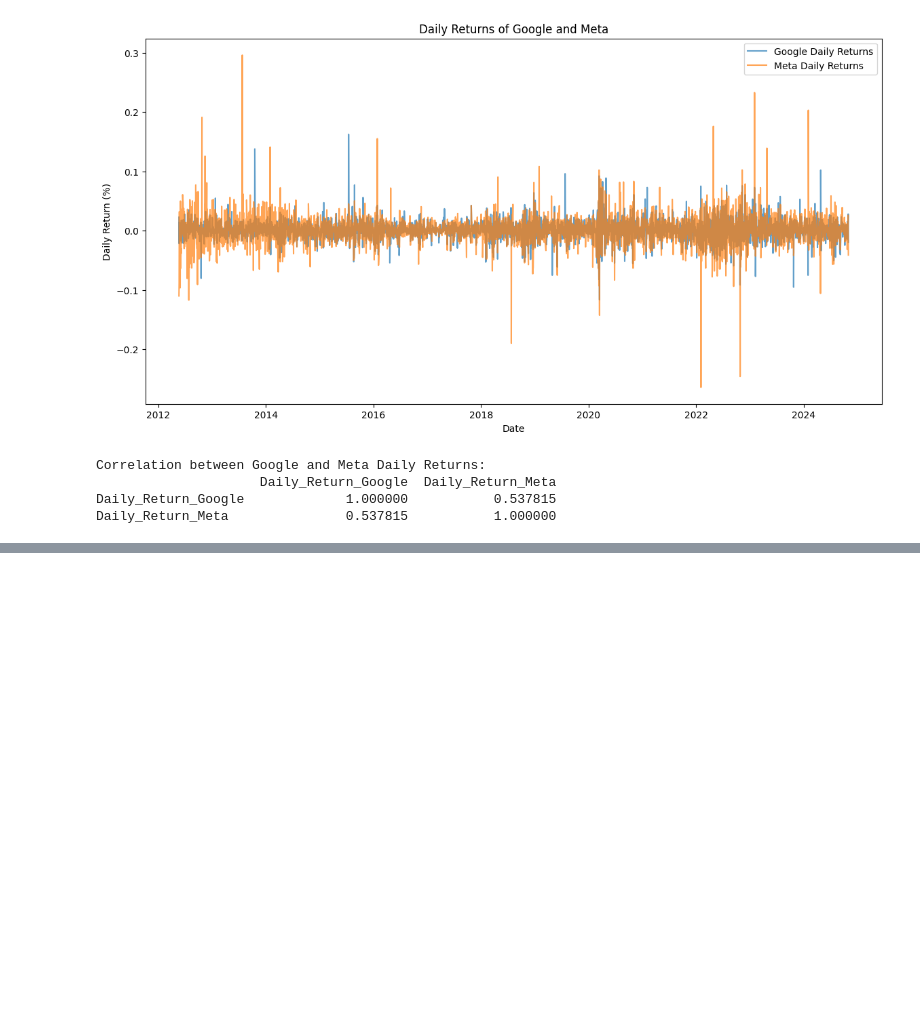
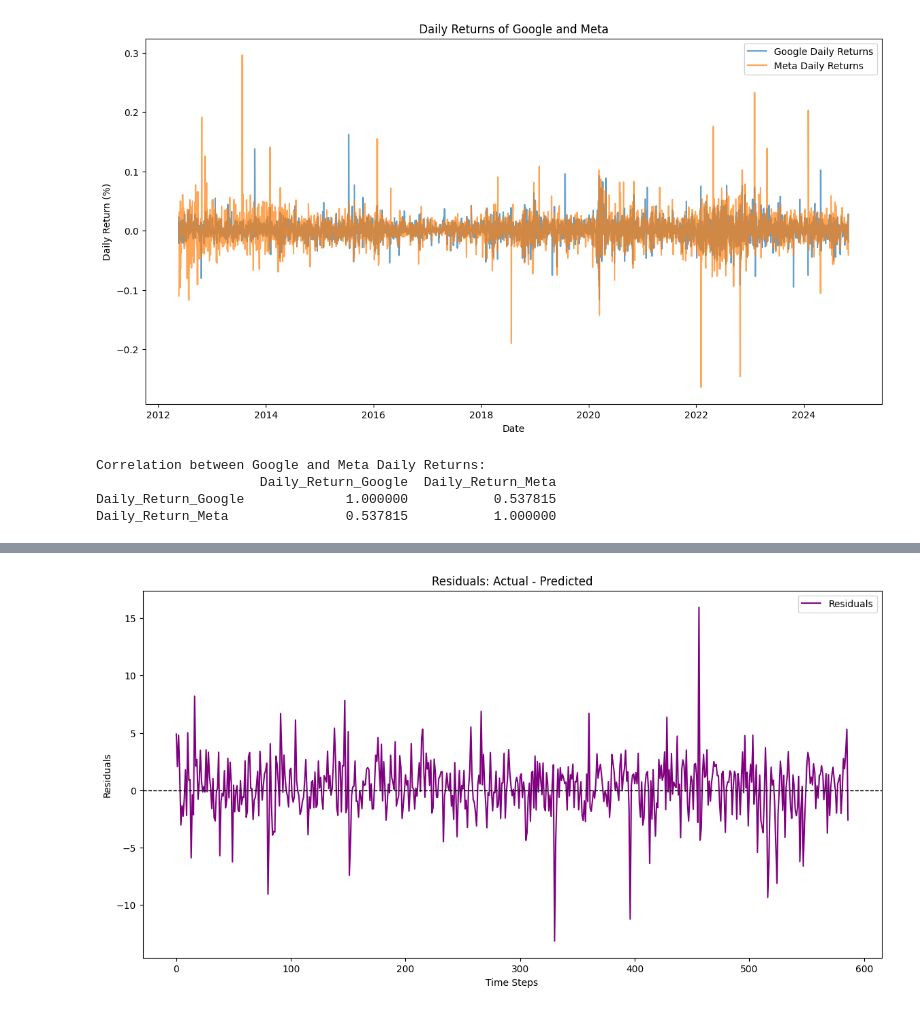
Before and after one commit to MarcelinaSiwka/MEM, a Jupyter notebook: Stock/stockEDA.ipynb, the cells around one changed output, grey strips where cells are left out. Saved outputs shown, nothing was run; the diff lists cells and outputs as text; code cells hidden in the pictures; blank space fills up the shorter version.

```diff
--- a/Stock/stockEDA.ipynb
+++ b/Stock/stockEDA.ipynb
@@ -214,0 +252,15 @@ X_test_scaled = scaler.transform(X_test)
+# %%
+# Calculate residuals
+residuals = y_test.values - y_pred
+
+# Plot residuals
+plt.figure(figsize=(14, 7))
+plt.plot(residuals, label="Residuals", color="purple")
+plt.axhline(y=0, color="black", linestyle="--", linewidth=1)
+plt.title("Residuals: Actual - Predicted")
+plt.xlabel("Time Steps")
+plt.ylabel("Residuals")
+plt.legend()
+plt.show()
+# %% [output]
+[figure, added]
```
Also changed, not shown: parts of 5 cells of this notebook, 4 other files.
